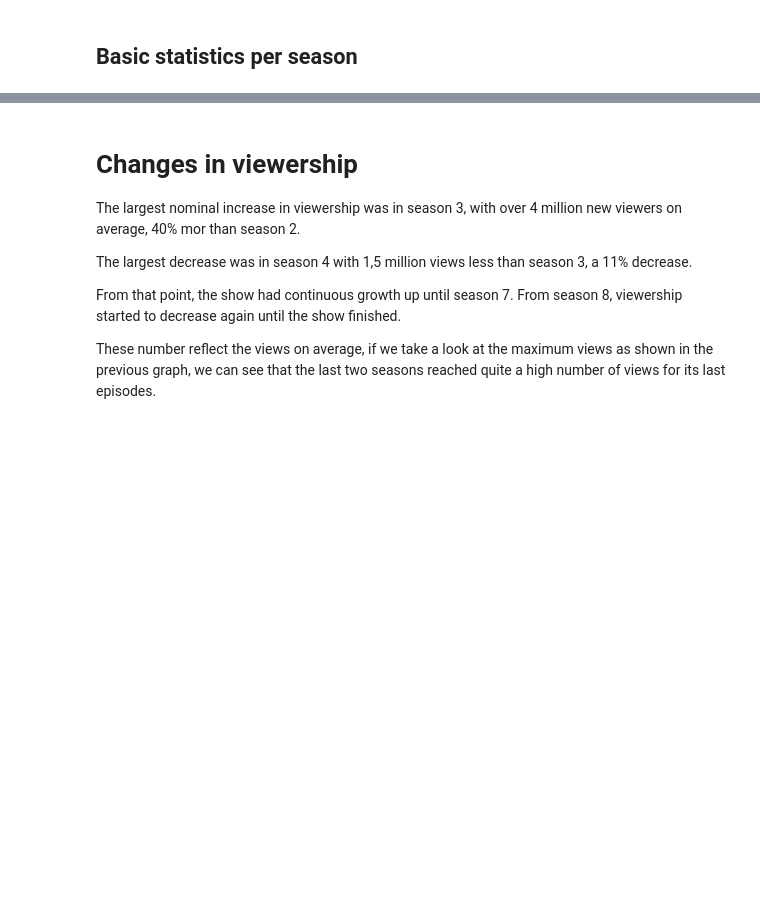
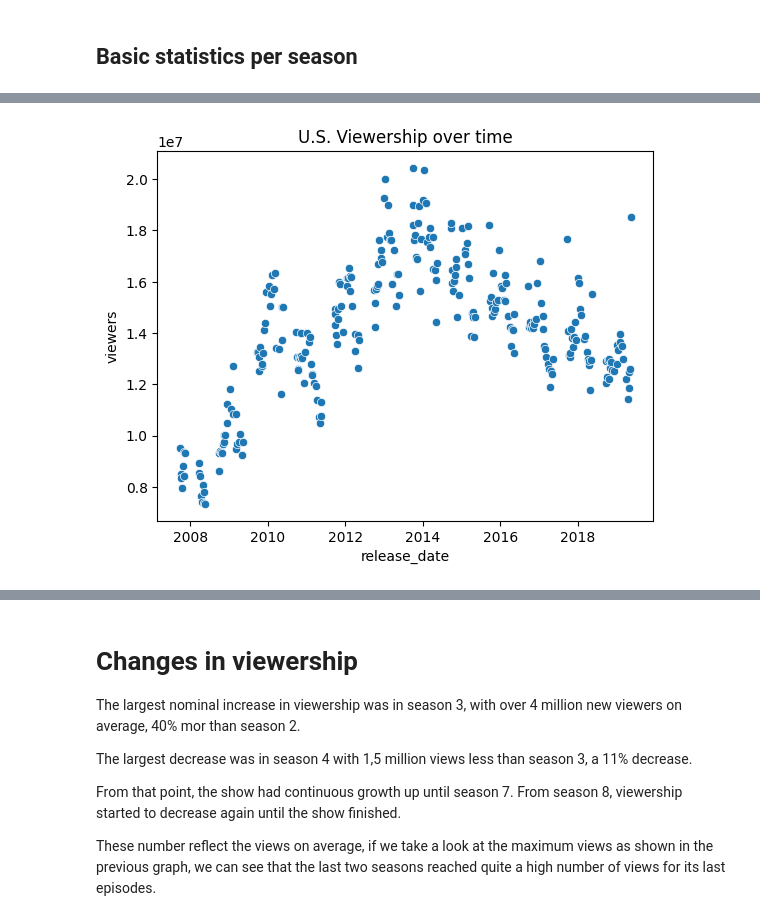
Before and after one commit to scarcamo/the-big-bang-theory-viewership, a Jupyter notebook: report.ipynb, the cells around one changed output, grey strips where cells are left out. Saved outputs shown, nothing was run; the diff lists cells and outputs as text; code cells hidden in the pictures; blank space fills up the shorter version.

Commit message:
add change over time

```diff
--- a/report.ipynb
+++ b/report.ipynb
@@ -127,6 +127,15 @@ df.groupby('season')['viewers'].describe()
 | 10 | 24.0 | 1.402833e+07 | 1.199314e+06 | 11890000.0 | 13057500.0 | 14220000.0 | 14487500.0 | 16800000.0 |
 | 11 | 24.0 | 1.399917e+07 | 1.294973e+06 | 11790000.0 | 13115000.0 | 13775000.0 | 14480000.0 | 17650000.0 |
 | 12 | 24.0 | 1.322208e+07 | 1.734983e+06 | 11440000.0 | 12432500.0 | 12825000.0 | 13360000.0 | 18520000.0 |
+# %%
+import matplotlib.pyplot as plt
+import seaborn as sns
+
+sns.scatterplot(x='release_date', y='viewers', data=df, marker='o')
+plt.title('U.S. Viewership over time')
+plt.show()
+# %% [output]
+[figure, added]
 # %%
 season_avg_viewership = df.groupby('season')['viewers'].mean().reset_index()
 season_max_viewership = df.groupby('season')['viewers'].max().reset_index()
```
Also changed, not shown: parts of 2 cells of this notebook.
